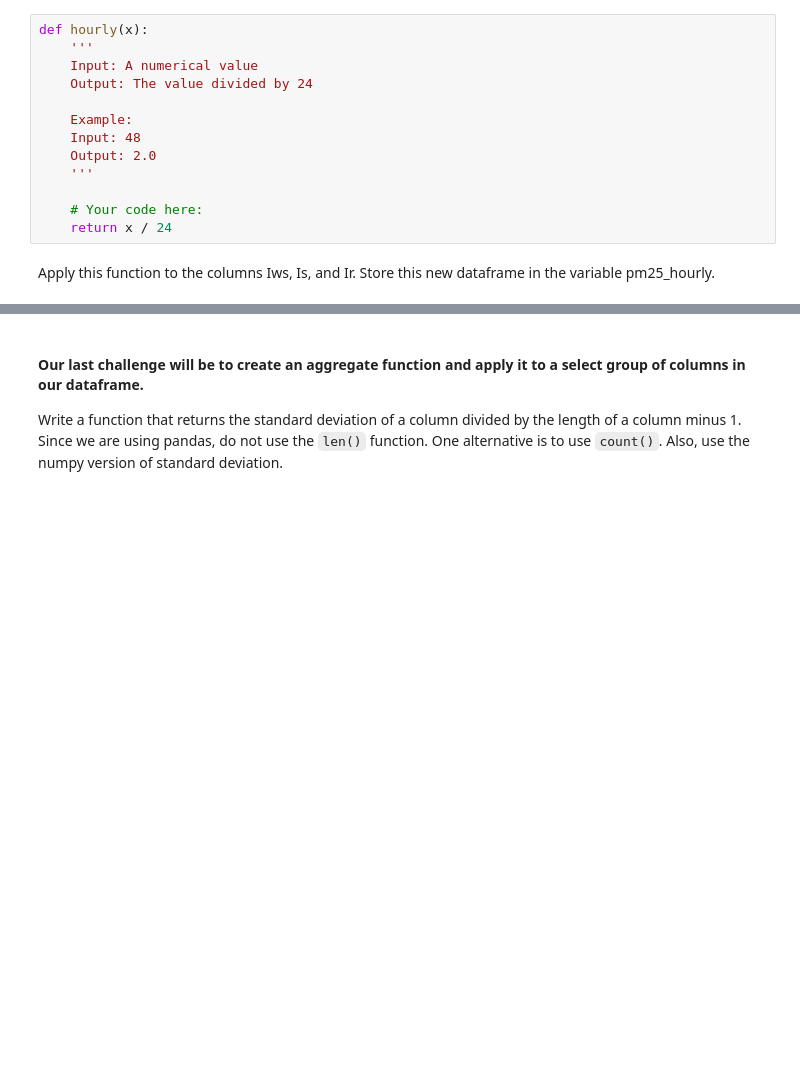
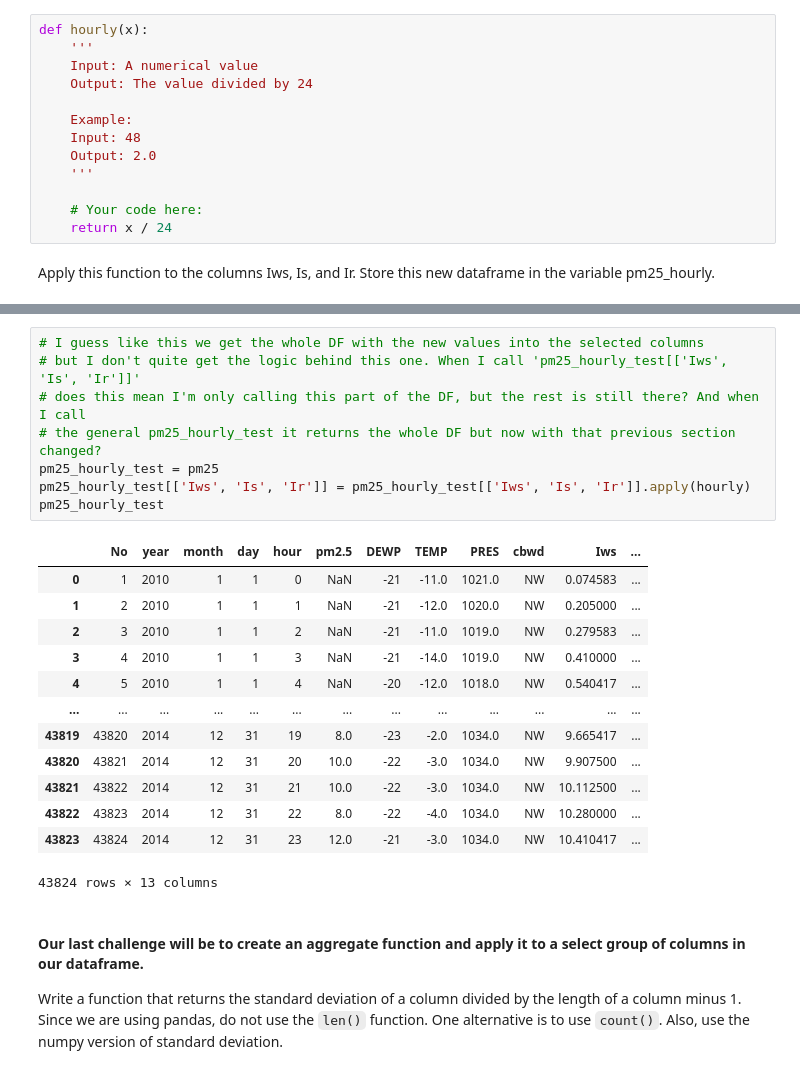
Before and after one commit to ta-data-lis/lab-pandas-deep-dive, a Jupyter notebook: your-code/main.ipynb, the cells around one changed output, grey strips where cells are left out. Cells and saved outputs as stored; diff of their text form; blank space fills up the shorter version.

```diff
--- a/your-code/main.ipynb
+++ b/your-code/main.ipynb
@@ -373,3 +376,25 @@ pm25_hourly.head()
+# %%
+# I guess like this we get the whole DF with the new values into the selected columns
+# but I don't quite get the logic behind this one. When I call 'pm25_hourly_test[['Iws', 'Is', 'Ir']]'
+# does this mean I'm only calling this part of the DF, but the rest is still there? And when I call
+# the general pm25_hourly_test it returns the whole DF but now with that previous section changed?
+pm25_hourly_test = pm25
+pm25_hourly_test[['Iws', 'Is', 'Ir']] = pm25_hourly_test[['Iws', 'Is', 'Ir']].apply(hourly)
+pm25_hourly_test
+# %% [output]
+|  | No | year | month | day | hour | pm2.5 | DEWP | TEMP | PRES | cbwd | Iws | ... |
+| 0 | 1 | 2010 | 1 | 1 | 0 | NaN | -21 | -11.0 | 1021.0 | NW | 0.074583 | ... |
+| 1 | 2 | 2010 | 1 | 1 | 1 | NaN | -21 | -12.0 | 1020.0 | NW | 0.205000 | ... |
+| 2 | 3 | 2010 | 1 | 1 | 2 | NaN | -21 | -11.0 | 1019.0 | NW | 0.279583 | ... |
+| 3 | 4 | 2010 | 1 | 1 | 3 | NaN | -21 | -14.0 | 1019.0 | NW | 0.410000 | ... |
+| 4 | 5 | 2010 | 1 | 1 | 4 | NaN | -20 | -12.0 | 1018.0 | NW | 0.540417 | ... |
+| ... | ... | ... | ... | ... | ... | ... | ... | ... | ... | ... | ... | ... |
+| 43819 | 43820 | 2014 | 12 | 31 | 19 | 8.0 | -23 | -2.0 | 1034.0 | NW | 9.665417 | ... |
+| 43820 | 43821 | 2014 | 12 | 31 | 20 | 10.0 | -22 | -3.0 | 1034.0 | NW | 9.907500 | ... |
+| 43821 | 43822 | 2014 | 12 | 31 | 21 | 10.0 | -22 | -3.0 | 1034.0 | NW | 10.112500 | ... |
+| 43822 | 43823 | 2014 | 12 | 31 | 22 | 8.0 | -22 | -4.0 | 1034.0 | NW | 10.280000 | ... |
+| 43823 | 43824 | 2014 | 12 | 31 | 23 | 12.0 | -21 | -3.0 | 1034.0 | NW | 10.410417 | ... |
+43824 rows × 13 columns
 # %% [markdown]
 #### Our last challenge will be to create an aggregate function and apply it to a select group of columns in our dataframe.
 
```
Also changed, not shown: parts of 7 cells of this notebook.
